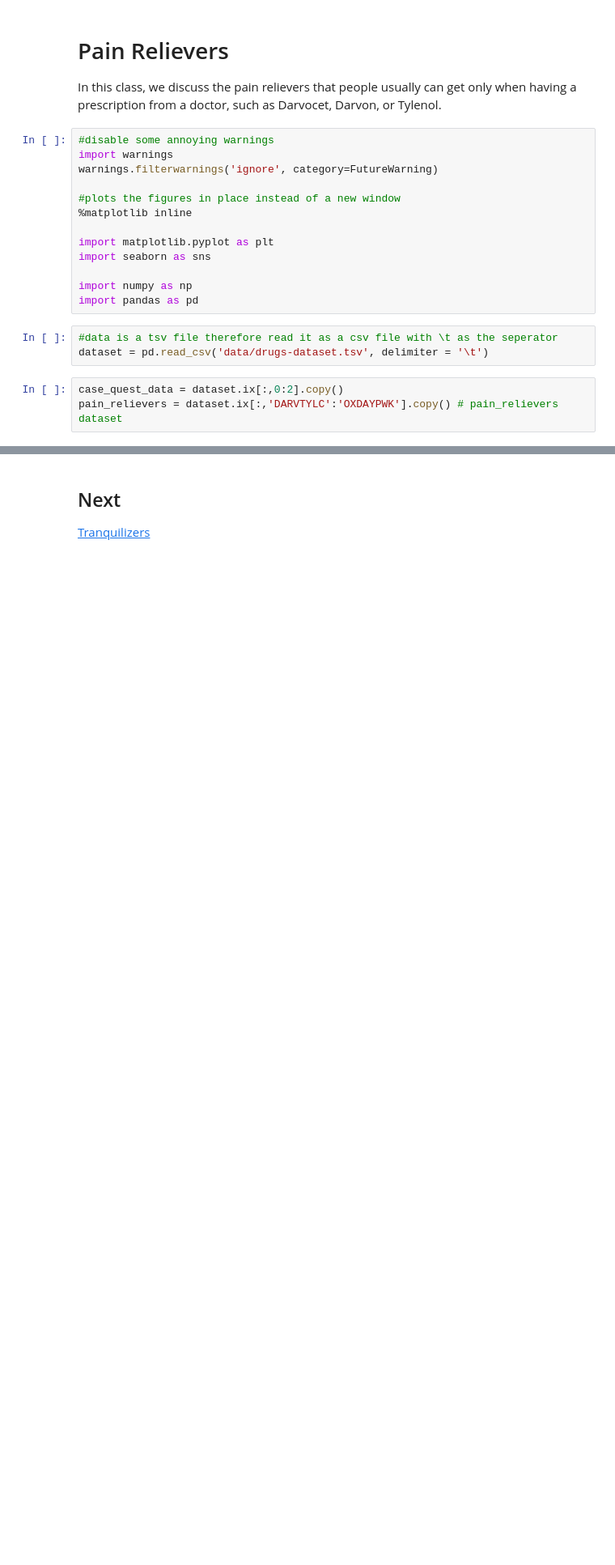
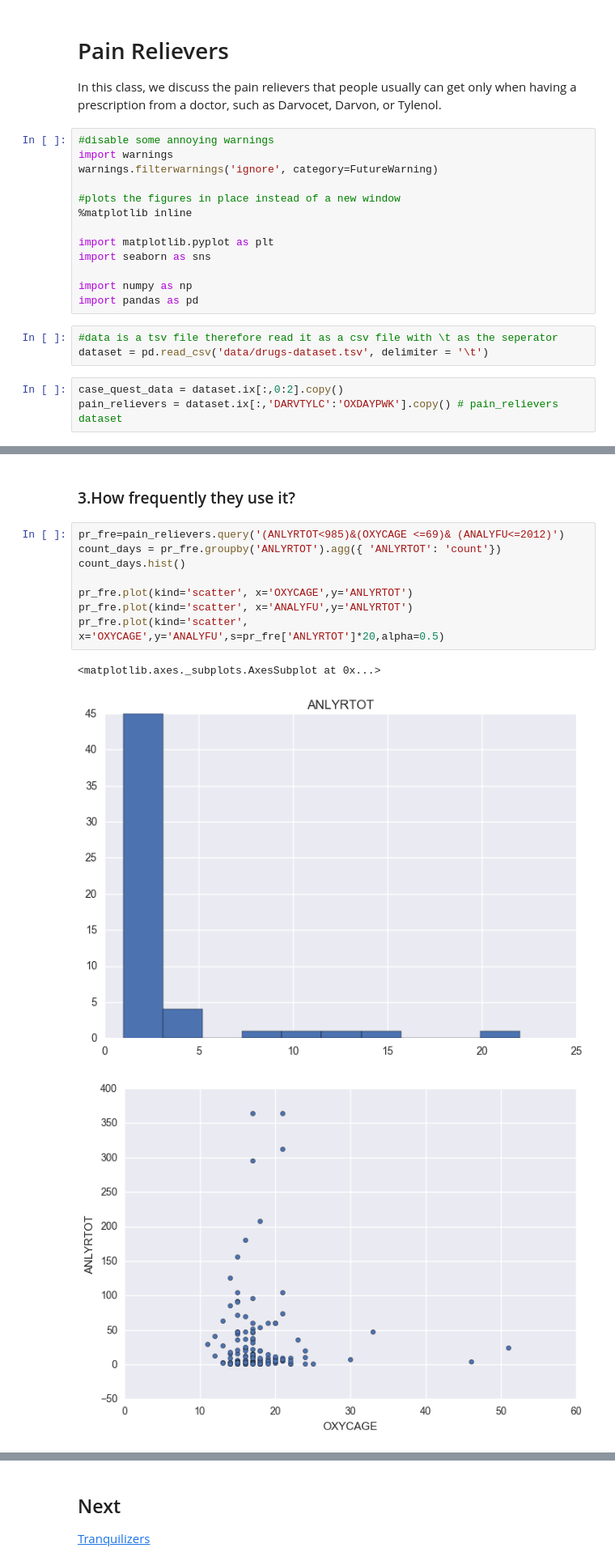
Before and after one commit to AliaAlaaElDinAdly/VA_Project, a Jupyter notebook: Pain Relievers.ipynb, the cells around one changed output, grey strips where cells are left out. Shown at 81% size. Drawn from its saved outputs; the diff is of its cells as text; blank space fills up the shorter version.

```diff
--- a/Pain Relievers.ipynb
+++ b/Pain Relievers.ipynb
@@ -25,0 +65,14 @@ oxycotin = tabacco.ix[:,'OXYCAGE':'OXDAYPWK'].copy() # oxycotin dataset
+# %% [markdown]
+### 3.How frequently they use it?
+# %%
+pr_fre=pain_relievers.query('(ANLYRTOT<985)&(OXYCAGE <=69)& (ANALYFU<=2012)')
+count_days = pr_fre.groupby('ANLYRTOT').agg({ 'ANLYRTOT': 'count'})
+count_days.hist()
+
+pr_fre.plot(kind='scatter', x='OXYCAGE',y='ANLYRTOT')
+pr_fre.plot(kind='scatter', x='ANALYFU',y='ANLYRTOT')
+pr_fre.plot(kind='scatter', x='OXYCAGE',y='ANALYFU',s=pr_fre['ANLYRTOT']*20,alpha=0.5)
+# %% [output]
+<matplotlib.axes._subplots.AxesSubplot at 0x...>
+[figure, added]
+[figure, added]
```
Also changed, not shown: parts of 9 cells of this notebook, 5 other files.
